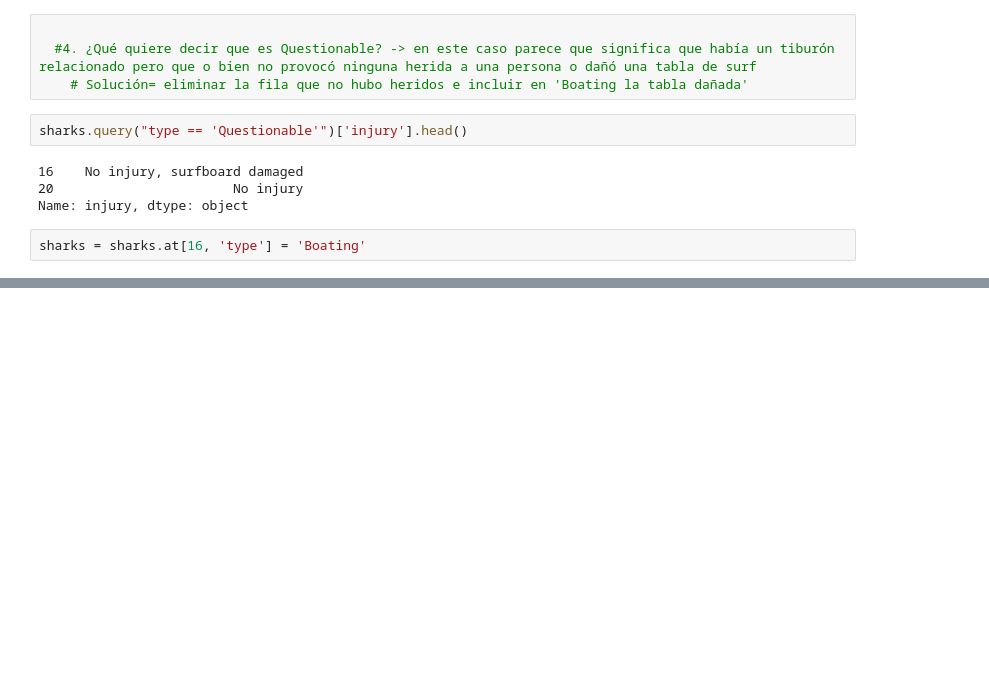
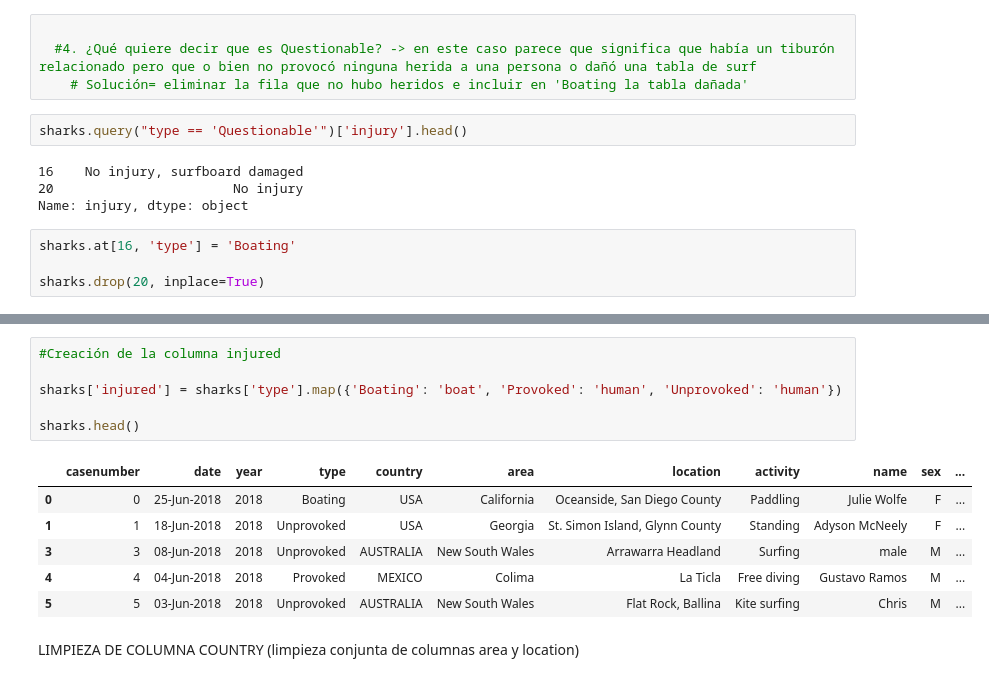
Before and after one commit to BeaZatarain/Project-Shark-Attacks, a Jupyter notebook: Project_Shark_Attacks.ipynb, the cells around one changed output, grey strips where cells are left out. Cells and saved outputs as stored; diff of their text form; blank space fills up the shorter version.

```diff
--- a/Project_Shark_Attacks.ipynb
+++ b/Project_Shark_Attacks.ipynb
@@ -536,4 +536,6 @@ sharks.query("type == 'Questionable'")['injury'].head()
 20                       No injury
 Name: injury, dtype: object
 # %%
-sharks = sharks.at[16, 'type'] = 'Boating'
+sharks.at[16, 'type'] = 'Boating'
+
+sharks.drop(20, inplace=True)
@@ -541,0 +570,15 @@ AttributeError: 'str' object has no attribute 'at'
+# %%
+#Creación de la columna injured
+
+sharks['injured'] = sharks['type'].map({'Boating': 'boat', 'Provoked': 'human', 'Unprovoked': 'human'})
+
+sharks.head()
+# %% [output]
+|  | casenumber | date | year | type | country | area | location | activity | name | sex | ... |
+| 0 | 0 | 25-Jun-2018 | 2018 | Boating | USA | California | Oceanside, San Diego County | Paddling | Julie Wolfe | F | ... |
+| 1 | 1 | 18-Jun-2018 | 2018 | Unprovoked | USA | Georgia | St. Simon Island, Glynn County | Standing | Adyson McNeely | F | ... |
+| 3 | 3 | 08-Jun-2018 | 2018 | Unprovoked | AUSTRALIA | New South Wales | Arrawarra Headland | Surfing | male | M | ... |
+| 4 | 4 | 04-Jun-2018 | 2018 | Provoked | MEXICO | Colima | La Ticla | Free diving | Gustavo Ramos | M | ... |
+| 5 | 5 | 03-Jun-2018 | 2018 | Unprovoked | AUSTRALIA | New South Wales | Flat Rock, Ballina | Kite surfing | Chris | M | ... |
+# %% [markdown]
+LIMPIEZA DE COLUMNA COUNTRY (limpieza conjunta de columnas area y location)
```
Also changed, not shown: parts of 12 cells of this notebook.
